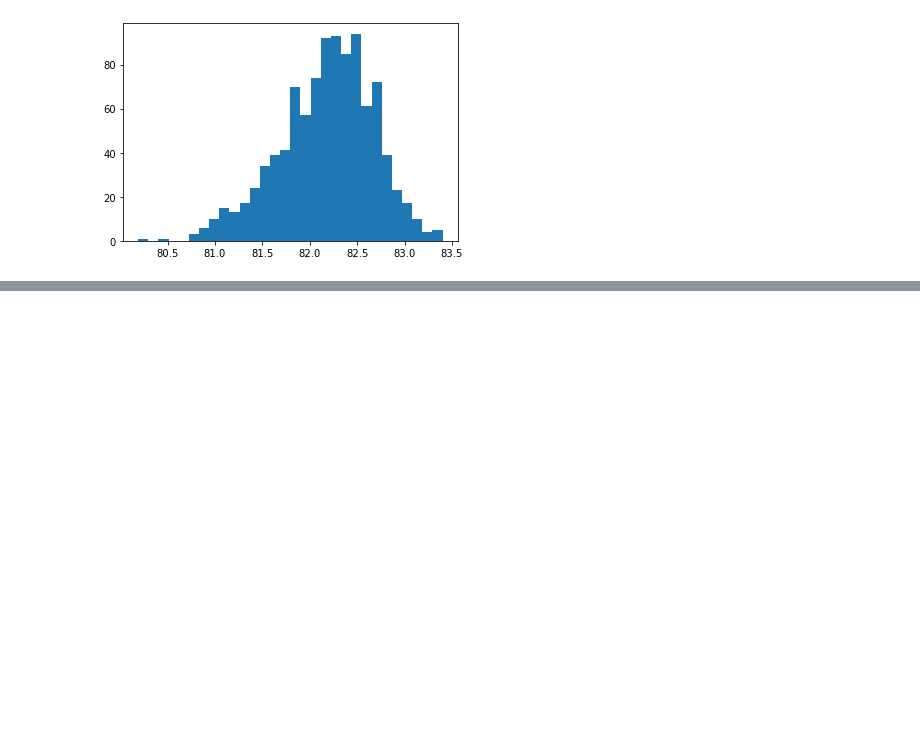
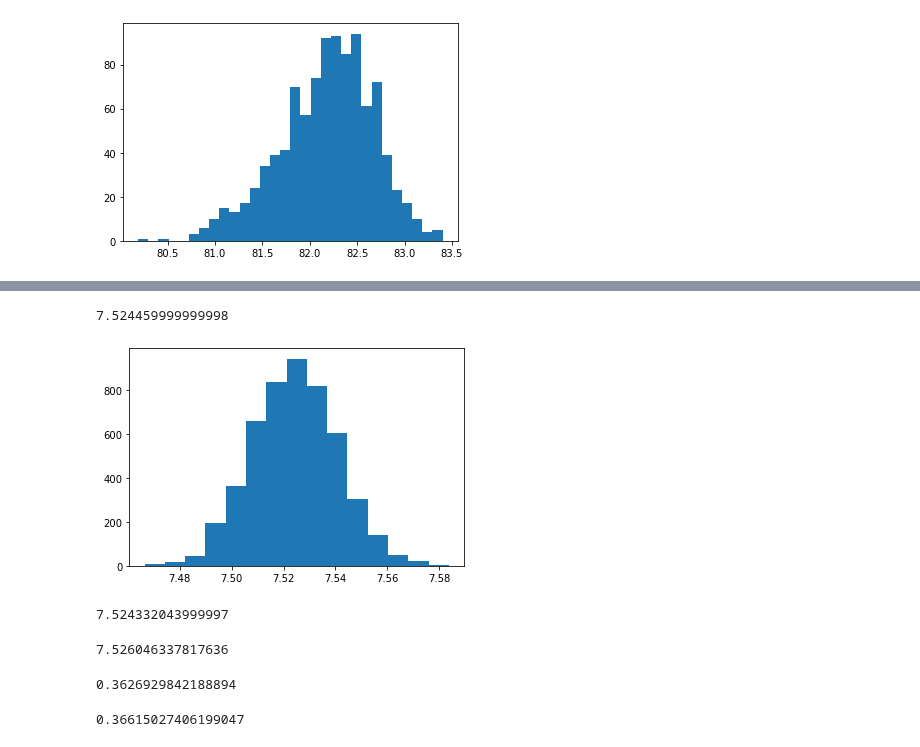
Before and after one commit to ecuerbo/pyprac, a Jupyter notebook: datacamp/sampling-python.ipynb, the cells around one changed output, grey strips where cells are left out. Saved outputs shown, nothing was run; the diff lists cells and outputs as text; code cells hidden in the pictures; blank space fills up the shorter version.

```diff
--- a/datacamp/sampling-python.ipynb
+++ b/datacamp/sampling-python.ipynb
@@ -236,0 +258,3 @@ plt.show()
+# %%
+coffee_sample = df[['variety', 'country_of_origin', 'flavor']].reset_index().sample(n=500)
+coffee_sample.info()
@@ -236,0 +273,34 @@ plt.show()
+# %%
+import numpy as np
+mean_flavors_5000 = []
+for i in range(5000):
+    mean_flavors_5000.append(np.mean(coffee_sample.sample(frac=1, replace=True)['flavor']))
+bootstrap_distn = mean_flavors_5000
+# %%
+coffee_sample['flavor'].mean()
+# %% [output]
+7.524459999999998
+# %%
+import matplotlib.pyplot as plt
+plt.hist(bootstrap_distn, bins=15);
+# %% [output]
+[figure, added]
+# %%
+#estimated population mean
+np.mean(bootstrap_distn)
+# %% [output]
+7.524332043999997
+# %%
+#true population mean
+np.mean(df['flavor'])
+# %% [output]
+7.526046337817636
+# %%
+coffee_sample['flavor'].std()
+# %% [output]
+0.3626929842188894
+# %%
+std_error = np.std(bootstrap_distn,ddof=1)
+std_error*np.sqrt(500)
+# %% [output]
+0.36615027406199047
```
Also changed, not shown: parts of 8 cells of this notebook.
